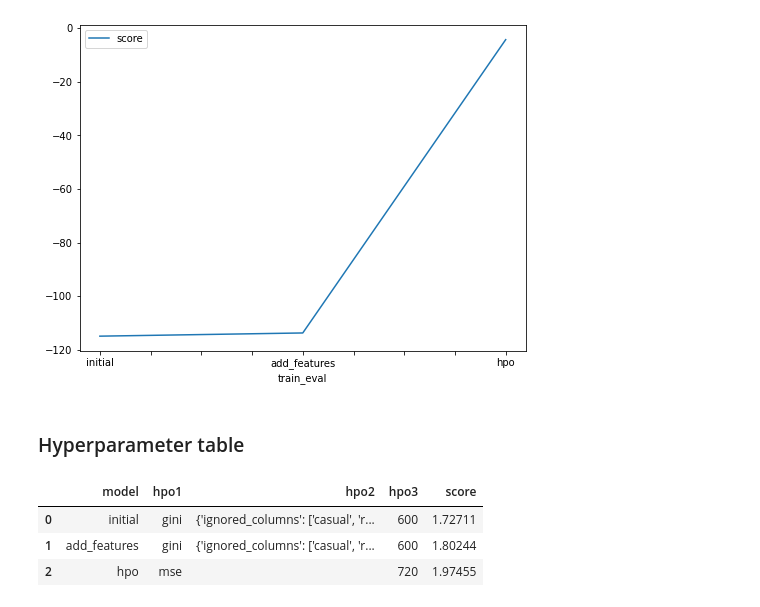
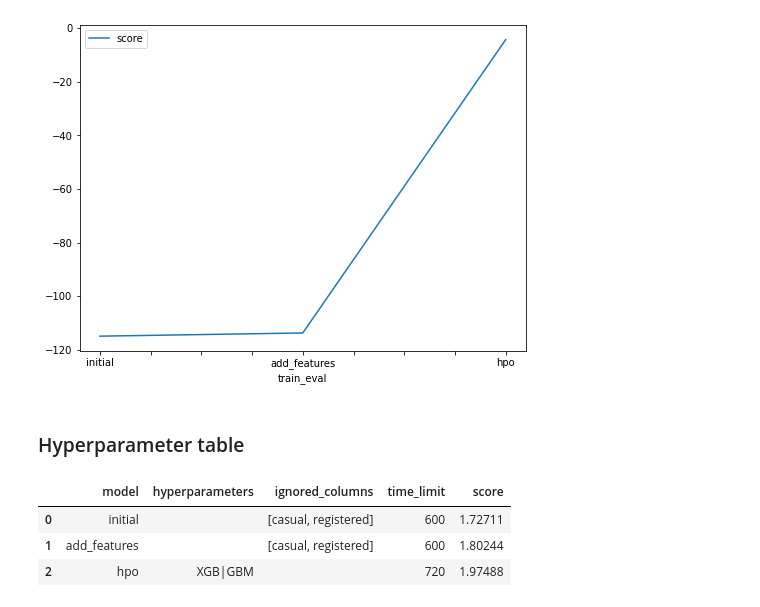
Before and after one commit to SLane35/nd009t-c1-intro-to-ml-project-starter, a Jupyter notebook: project_notebook.ipynb, the cells around one changed output. Saved outputs shown, nothing was run; the diff lists cells and outputs as text; code cells hidden in the pictures.

```diff
--- a/project_notebook.ipynb
+++ b/project_notebook.ipynb
@@ -776,14 +821,14 @@ fig.savefig('model_train_score.png')
 # %%
 # The 3 hyperparameters we tuned with the kaggle score as the result
 pd.DataFrame({
     "model": ["initial", "add_features", "hpo"],
-    "hpo1": ["gini", "gini", "mse"],
-    "hpo2": [{"ignored_columns":["casual", "registered"]}, {"ignored_columns":["casual", "registered"]}, ""],
-    "hpo3": [600, 600, 720],
-    "score": [1.72711, 1.80244, 1.97455]
+    "hyperparameters": ["", "", "XGB|GBM"],
+    "ignored_columns": [["casual", "registered"], ["casual", "registered"], ""],
+    "time_limit": [600, 600, 720],
+    "score": [1.72711, 1.80244, 1.97488]
 })
 # %% [output]
-|  | model | hpo1 | hpo2 | hpo3 | score |
-| 0 | initial | gini | {'ignored_columns': ['casual', 'r... | 600 | 1.72711 |
-| 1 | add_features | gini | {'ignored_columns': ['casual', 'r... | 600 | 1.80244 |
-| 2 | hpo | mse |  | 720 | 1.97455 |
+|  | model | hyperparameters | ignored_columns | time_limit | score |
+| 0 | initial |  | [casual, registered] | 600 | 1.72711 |
+| 1 | add_features |  | [casual, registered] | 600 | 1.80244 |
+| 2 | hpo | XGB|GBM |  | 720 | 1.97488 |
```
Also changed, not shown: parts of 6 cells of this notebook, 4 other files.
